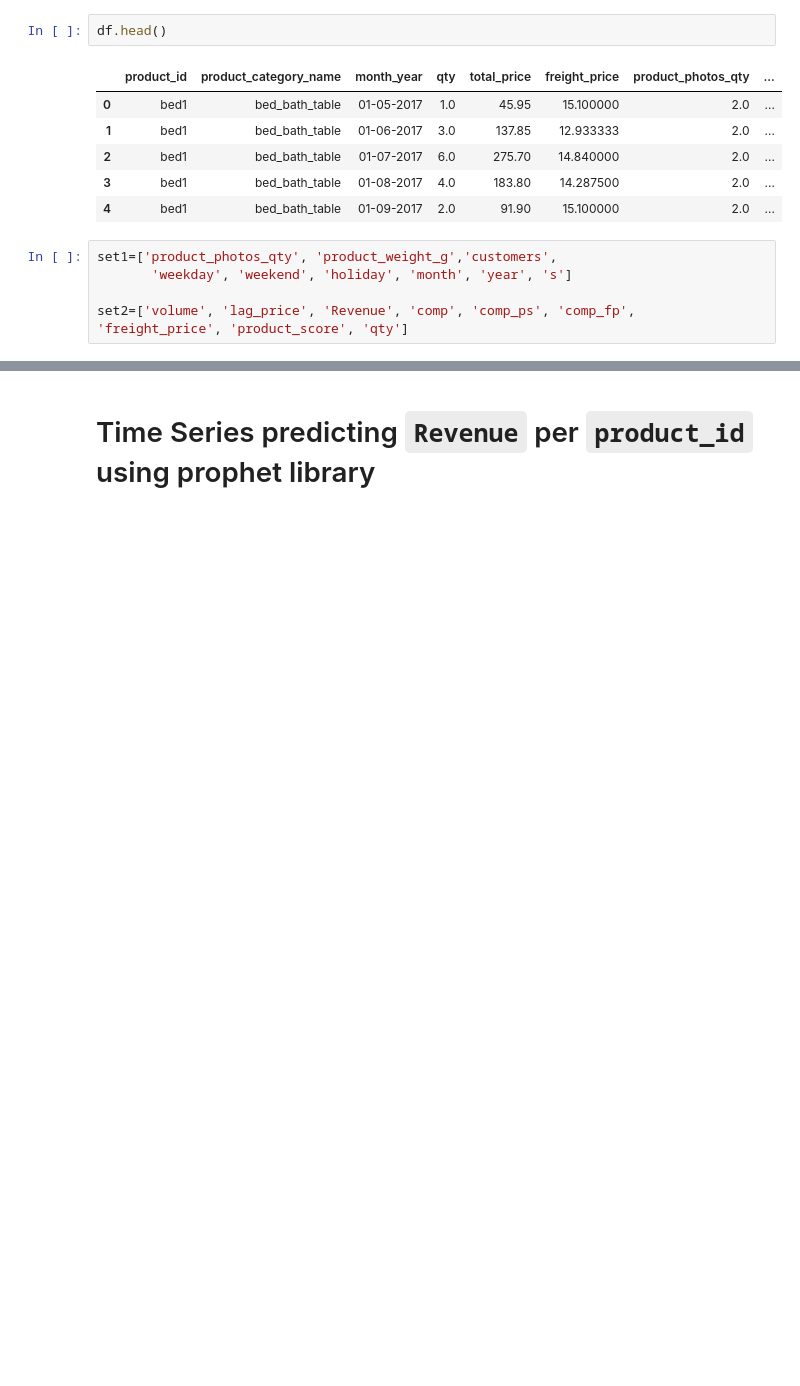
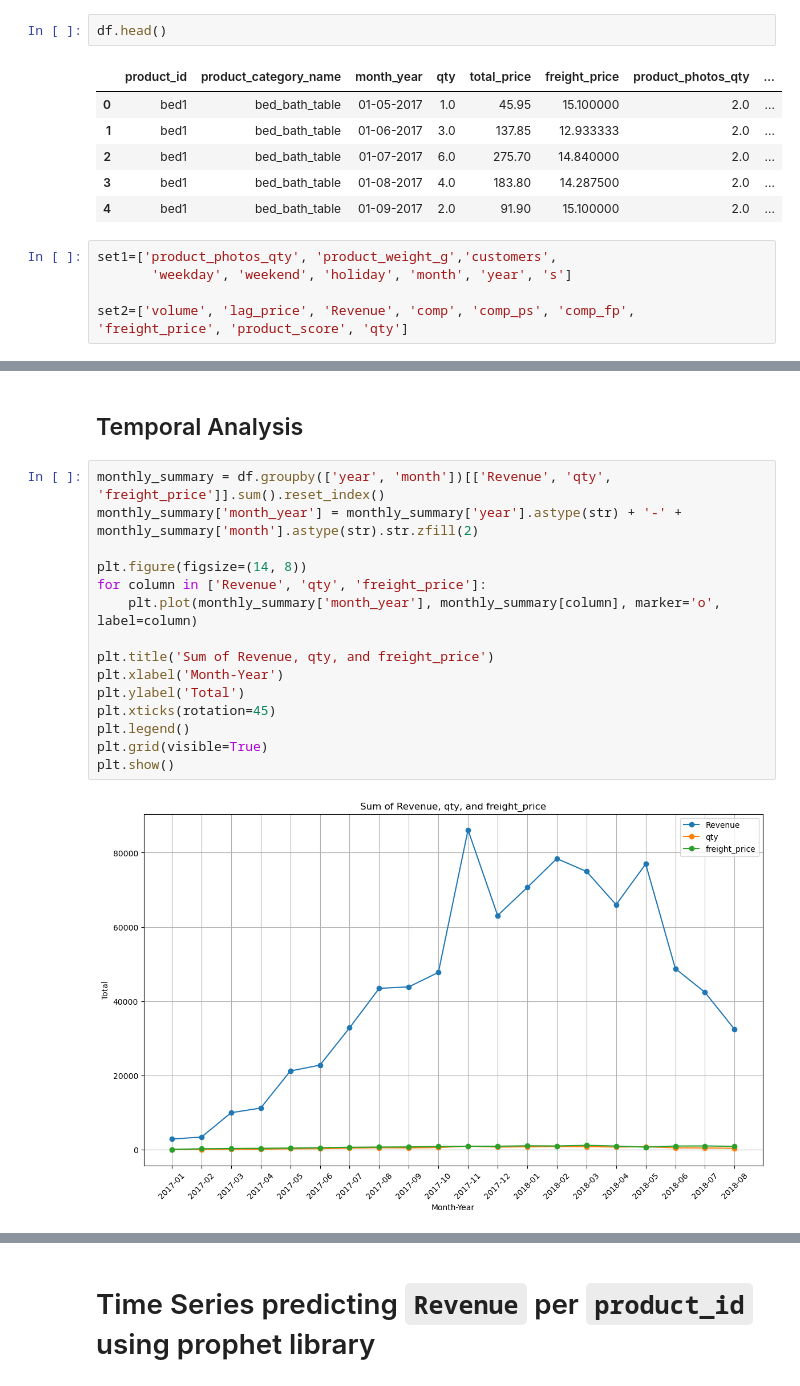
Before and after one commit to darkdip2/transfer, a Jupyter notebook: capstone/capstone.ipynb, the cells around one changed output, grey strips where cells are left out. Drawn from its saved outputs; the diff is of its cells as text; blank space fills up the shorter version.

```diff
--- a/capstone/capstone.ipynb
+++ b/capstone/capstone.ipynb
@@ -203,0 +216,19 @@ def forecast_Revenue(df, product_id, periods):
+# %% [markdown]
+## Temporal Analysis
+# %%
+monthly_summary = df.groupby(['year', 'month'])[['Revenue', 'qty', 'freight_price']].sum().reset_index()
+monthly_summary['month_year'] = monthly_summary['year'].astype(str) + '-' + monthly_summary['month'].astype(str).str.zfill(2)
+
+plt.figure(figsize=(14, 8))
+for column in ['Revenue', 'qty', 'freight_price']:
+    plt.plot(monthly_summary['month_year'], monthly_summary[column], marker='o', label=column)
+
+plt.title('Sum of Revenue, qty, and freight_price')
+plt.xlabel('Month-Year')
+plt.ylabel('Total')
+plt.xticks(rotation=45)
+plt.legend()
+plt.grid(visible=True)
+plt.show()
+# %% [output]
+[figure, added]
```
Also changed, not shown: parts of 33 cells of this notebook, 2 other files.
